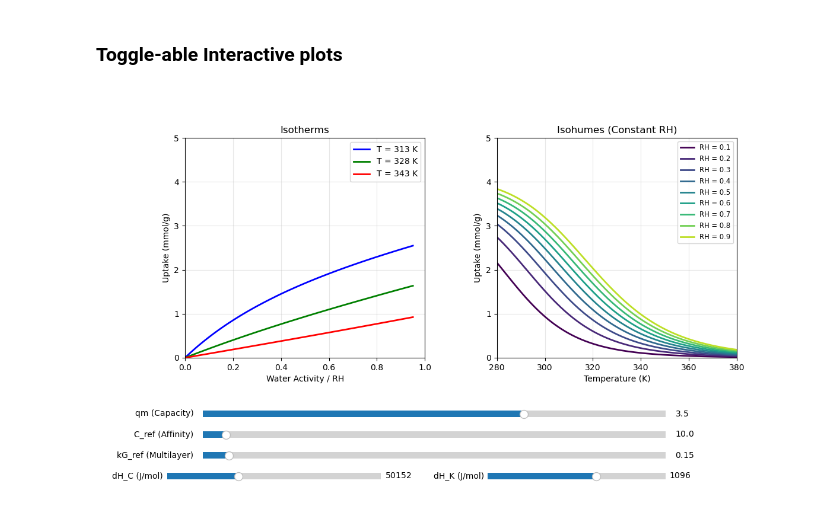
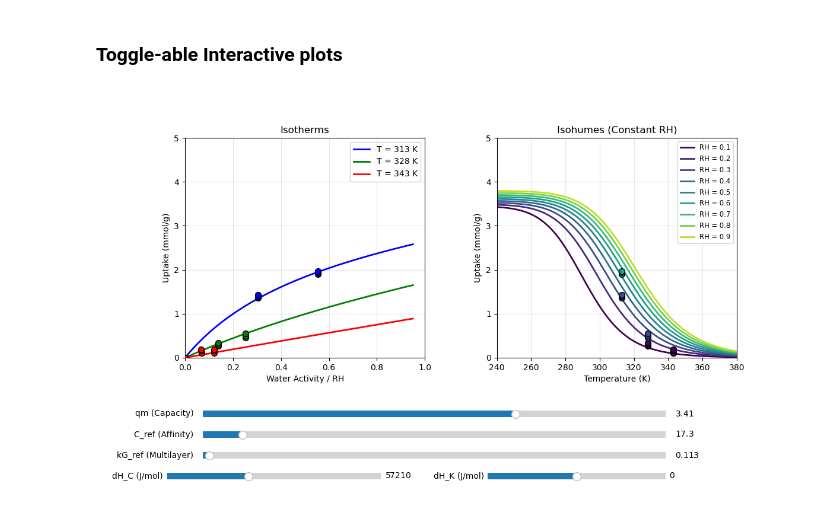
Before and after one commit to jenrpatterson/DAC-Project, a Jupyter notebook: In Progress/ParameterFit.ipynb, the cells around one changed output. Drawn from its saved outputs; the diff is of its cells as text; code cells hidden in the pictures.

```diff
--- a/In Progress/ParameterFit.ipynb
+++ b/In Progress/ParameterFit.ipynb
@@ -1171,0 +2239,16 @@ except:
+# %%
+initial_guess = [2.0]
+bounds = ([1e-5], [np.inf])
+
+result = least_squares(
+    residuals_K,
+    initial_guess,
+    bounds=bounds,
+    args=(RH, q_cov)
+)
+
+fit_K = result.x[0]
+predicted_x_m = 1.0 / fit_K
+
+print(f"K: {fit_K:.6f}")
+print(f"Monolayer Saturation RH (x_m): {predicted_x_m:.4f}")
@@ -1178,6 +2383,8 @@ R = 8.314
 T_ref = 313
 T_values = [313, 328, 343]
 RH_values = [0.1, 0.2, 0.3, 0.4, 0.5, 0.6, 0.7, 0.8, 0.9]
+gab_h2o = pd.read_csv('JL_h2o_pts.csv')
+gab_h2o['RH'] = get_RH(gab_h2o['Temp (K)'].values, gab_h2o['pH2O (bar)'].values * 100)
 
 def calc_gab(RH, T, qm, C_ref, kG_ref, dH_C, dH_K):
     C_val = C_ref * np.exp((dH_C / R) * (1.0/T - 1.0/T_ref))
@@ -1188,14 +2395,14 @@ def calc_gab(RH, T, qm, C_ref, kG_ref, dH_C, dH_K):
     return num / den
 
 # Initial Parameter Values
-init_qm = 3.5
-init_C = 10.0
-init_kG = 0.15
-init_dHC = 50152
-init_dHK = 1096
+init_qm = 3.41
+init_C = 17.3
+init_kG = 0.113
+init_dHC = 57210
+init_dHK = 0
 
 RH_plot = np.linspace(0, 0.95, 100)
-T_plot = np.linspace(280, 380, 100)
+T_plot = np.linspace(240, 380, 100)
 
 
 fig, (ax1, ax2) = plt.subplots(1, 2, figsize=(12, 7))
@@ -1208,6 +2415,11 @@ for T_val in T_values:
     q_pred = calc_gab(RH_plot, T_val, init_qm, init_C, init_kG, init_dHC, init_dHK)
     line, = ax1.plot(RH_plot, q_pred, color=colors[T_val], linewidth=2, label=f'T = {T_val} K')
     iso_lines[T_val] = line
+
+    # raw data
+    subset = gab_h2o[gab_h2o['Temp (K)'] == T_val]
+    ax1.scatter(subset['RH'], subset['Adsorption (mmol/g)'],
+                color=colors[T_val], s=50, edgecolor='black', zorder=5)
 
 ax1.set_xlim(0, 1.0)
 ax1.set_ylim(0, 5)
@@ -1226,7 +2438,13 @@ for i, rh in enumerate(RH_values):
     line, = ax2.plot(T_plot, q_iso_pred, color=rh_colors[i], linewidth=2, label=f'RH = {rh}')
     isohume_lines[rh] = line
 
-ax2.set_xlim(280, 380)
+    # Raw data
+    subset = gab_h2o[np.isclose(gab_h2o['RH'], rh, atol=0.05)]
+    if not subset.empty:
+        ax2.scatter(subset['Temp (K)'], subset['Adsorption (mmol/g)'],
+                    color=rh_colors[i], s=50, edgecolor='black', zorder=5)
+
+ax2.set_xlim(240, 380)
 ax2.set_ylim(0, 5)
 ax2.set_title('Isohumes (Constant RH)')
 ax2.set_xlabel('Temperature (K)')
@@ -1247,33 +2465,33 @@ s_C   = Slider(ax_C, 'C_ref (Affinity)', 0.1, 200.0, valinit=init_C)
 s_kG  = Slider(ax_kG, 'kG_ref (Multilayer)', 0.1, 0.99, valinit=init_kG)
 s_dHC = Slider(ax_dHC, 'dH_C (J/mol)', 0, 150000, valinit=init_dHC)
 s_dHK = Slider(ax_dHK, 'dH_K (J/mol)', -5000, 5000, valinit=init_dHK)
 
 
 def update(val):
     qm = s_qm.val
     C = s_C.val
     kG = s_kG.val
     dHC = s_dHC.val
     dHK = s_dHK.val
 
     for T_val in T_values:
         new_q = calc_gab(RH_plot, T_val, qm, C, kG, dHC, dHK)
         iso_lines[T_val].set_ydata(new_q)
 
     for rh in RH_values:
         new_iso_q = calc_gab(rh, T_plot, qm, C, kG, dHC, dHK)
         isohume_lines[rh].set_ydata(new_iso_q)
 
     fig.canvas.draw_idle()
 
 s_qm.on_changed(update)
 s_C.on_changed(update)
 s_kG.on_changed(update)
 s_dHC.on_changed(update)
 s_dHK.on_changed(update)
 
 plt.show()
 # %% [output]
-[figure, old version]
+[figure, new version]
 # %%
 # WADST
```
Also changed, not shown: parts of 47 cells of this notebook, 1 other file.
